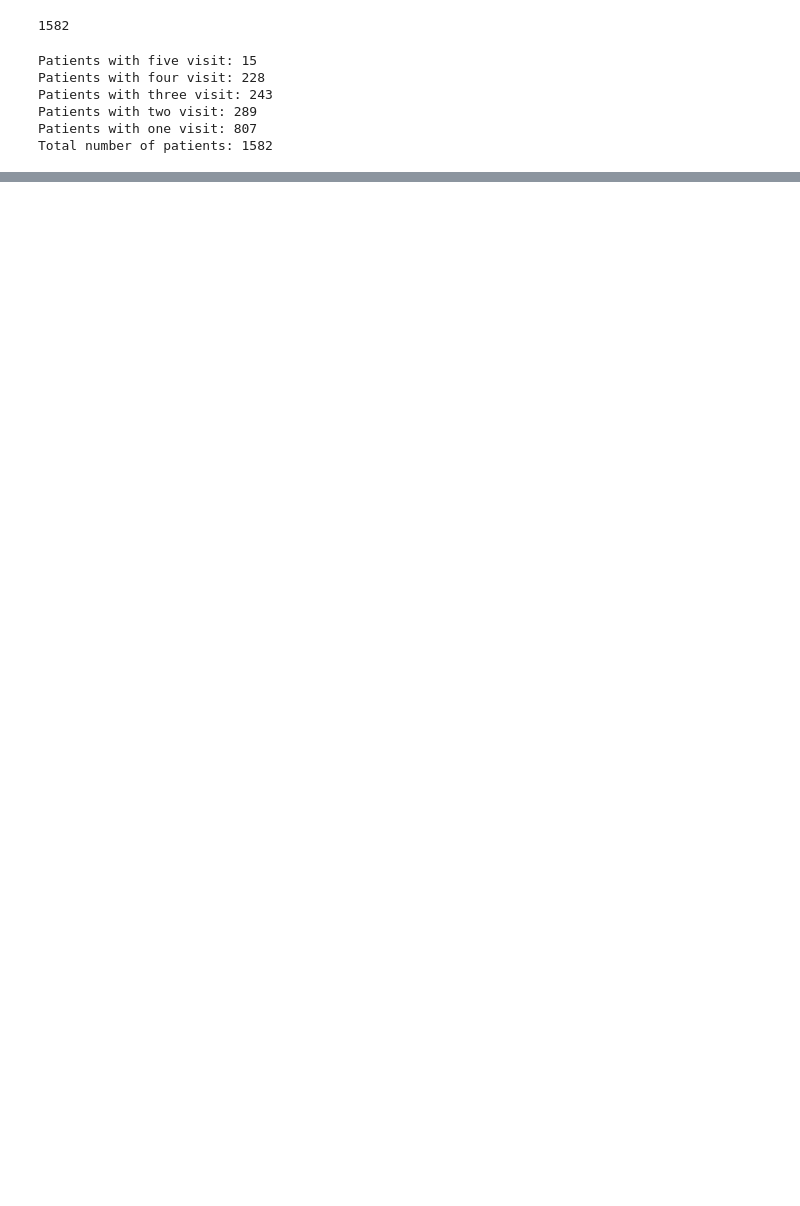
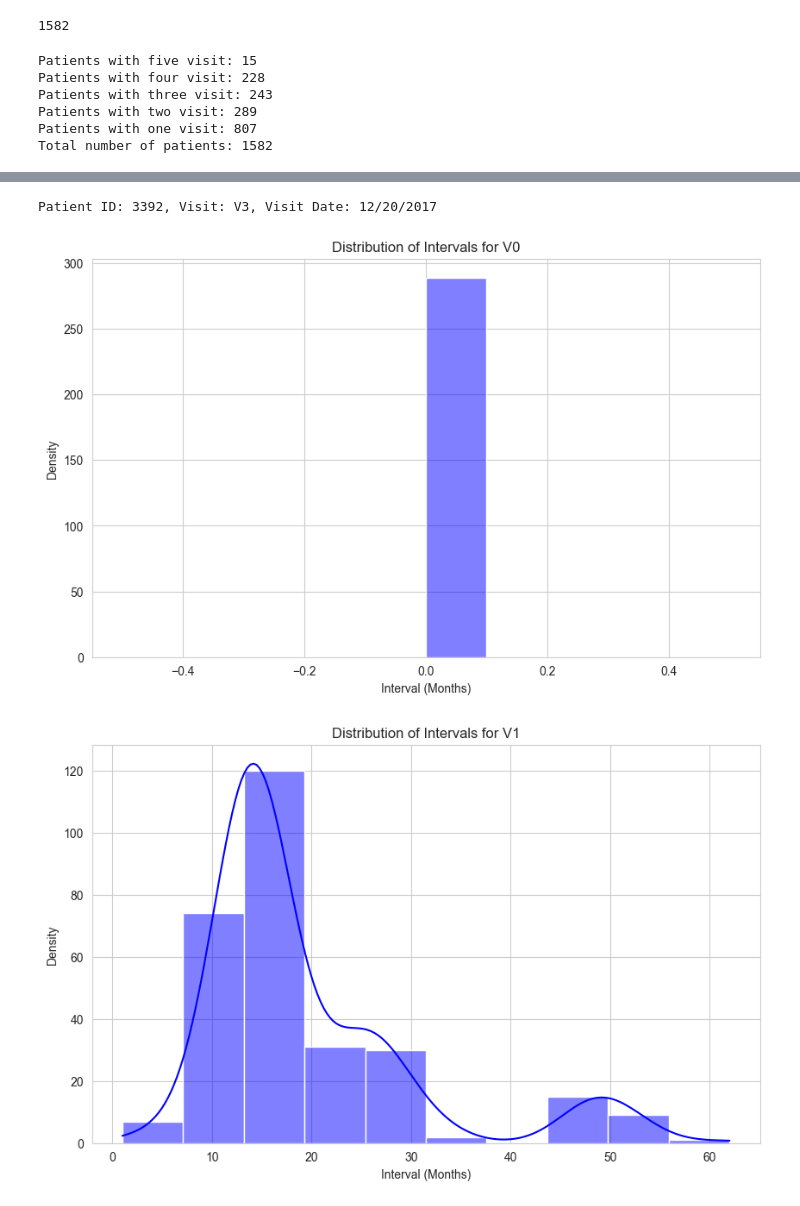
Before and after one commit to iammahbubalam/PPMI_Research_on_Parkinsons, a Jupyter notebook: src/mahbub/analyseDataset.ipynb, the cells around one changed output, grey strips where cells are left out. Drawn from its saved outputs; the diff is of its cells as text; code cells hidden in the pictures; blank space fills up the shorter version.

```diff
--- a/src/mahbub/analyseDataset.ipynb
+++ b/src/mahbub/analyseDataset.ipynb
@@ -138,0 +176,61 @@ create_csv('B:/Sami Sir Research/Data set/Final Dataset v2/one_v', 'B:/Sami Sir
+# %%
+import csv
+
+def find_patients_with_interval(input_csv, target_interval):
+    patients_with_target_interval = []
+
+    # Read the CSV file
+    with open(input_csv, 'r') as csvfile:
+        reader = csv.DictReader(csvfile)
+        for row in reader:
+            interval = int(row['Interval (Months)'])
+            if interval == target_interval:
+                patient_id = row['Patient ID']
+                visit = row['Visit']
+                visit_date = row['Visit Date']
+                patients_with_target_interval.append((patient_id, visit, visit_date))
+
+    return patients_with_target_interval
+
+# Example usage
+input_csv = 'B:/Sami Sir Research/Data set/Final Dataset v2/four_v.csv'
+target_interval = 32
+patients_with_target_interval = find_patients_with_interval(input_csv, target_interval)
+
+# Print the patient IDs and their visits with the target interval
+for patient_id, visit, visit_date in patients_with_target_interval:
+    print(f"Patient ID: {patient_id}, Visit: {visit}, Visit Date: {visit_date}")
+# %% [output]
+Patient ID: 3392, Visit: V3, Visit Date: 12/20/2017
+# %%
+import csv
+import matplotlib.pyplot as plt
+import pandas as pd
+import seaborn as sns
+
+def plot_visit_distribution(input_csv):
+    # Set the style and background color
+    sns.set_style("whitegrid")
+    plt.rcParams['axes.facecolor'] = 'white'
+    plt.rcParams['savefig.facecolor'] = 'white'
+
+    # Read the CSV file into a DataFrame
+    df = pd.read_csv(input_csv)
+
+    # Group data by 'Visit' and plot distributions
+    for visit_label, group in df.groupby('Visit'):
+        plt.figure(figsize=(10, 6))
+        sns.histplot(group['Interval (Months)'], kde=True, bins=10, color='blue')
+        plt.title(f'Distribution of Intervals for {visit_label}')
+        plt.xlabel('Interval (Months)')
+        plt.ylabel('Density')
+        plt.grid(True)
+        plt.show()
+
+# Example usage
+# %%
+input_csv = 'B:/Sami Sir Research/Data set/Final Dataset v2/two_v.csv'
+plot_visit_distribution(input_csv)
+# %% [output]
+[figure, added]
+[figure, added]
```
Also changed, not shown: parts of 6 cells of this notebook.
